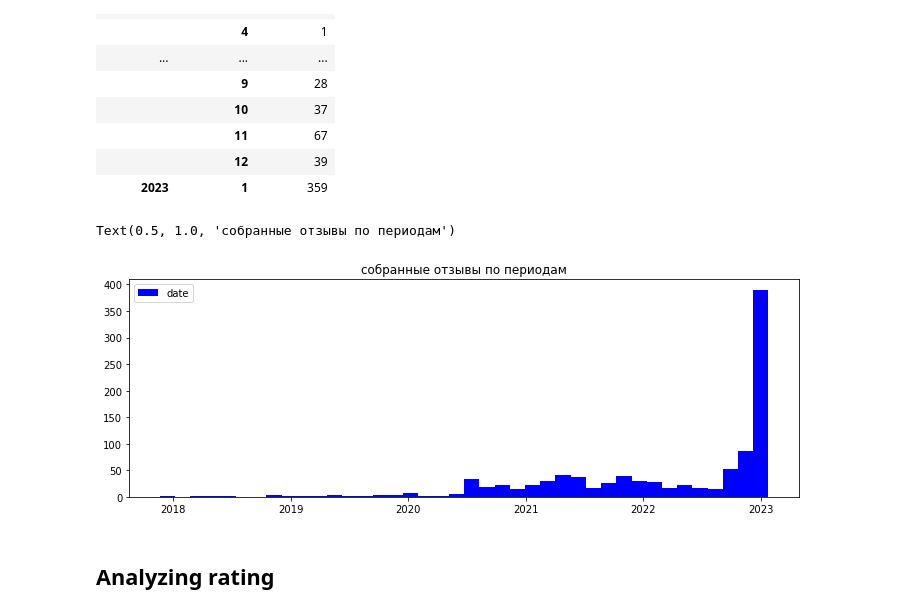
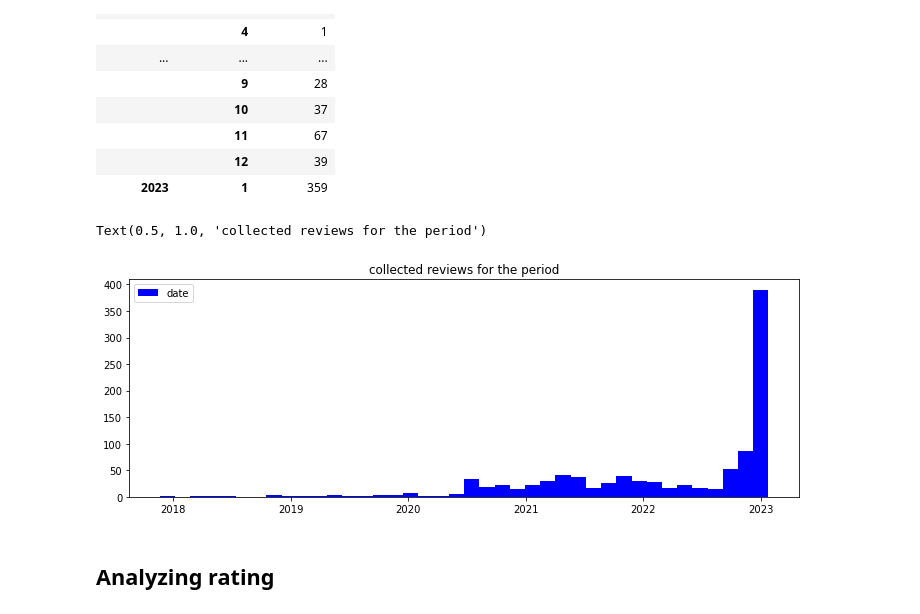
Before and after one commit to omafka/Collect-App-Reviews, a Jupyter notebook: Analyze_reviews.ipynb, the cells around one changed output. Saved outputs shown, nothing was run; the diff lists cells and outputs as text; code cells hidden in the pictures.

```diff
--- a/Analyze_reviews.ipynb
+++ b/Analyze_reviews.ipynb
@@ -77,14 +77,14 @@ df_date.groupby([df_date['timestamp'].dt.year,df_date['timestamp'].dt.month]).co
 |  | 12 | 39 |
 | 2023 | 1 | 359 |
 # %%
-#посмотрим на разброс дат гистограммой
-plt.figure(figsize=(12, 4))
-plt.hist(df_date, bins = 40,color = 'b', label = 'date')
+#look at the scatter of dates with a histogram
+plt.figure(figsize = (12, 4))
+plt.hist(df_date, bins = 40, color = 'b', label = 'date')
 plt.legend()
-plt.title("собранные отзывы по периодам")
+plt.title("collected reviews for the period")
 # %% [output]
-Text(0.5, 1.0, 'собранные отзывы по периодам')
+Text(0.5, 1.0, 'collected reviews for the period')
-[figure, old version]
+[figure, new version]
 # %% [markdown]
 ## Analyzing rating
 # %%
```
Also changed, not shown: parts of 17 cells of this notebook.
